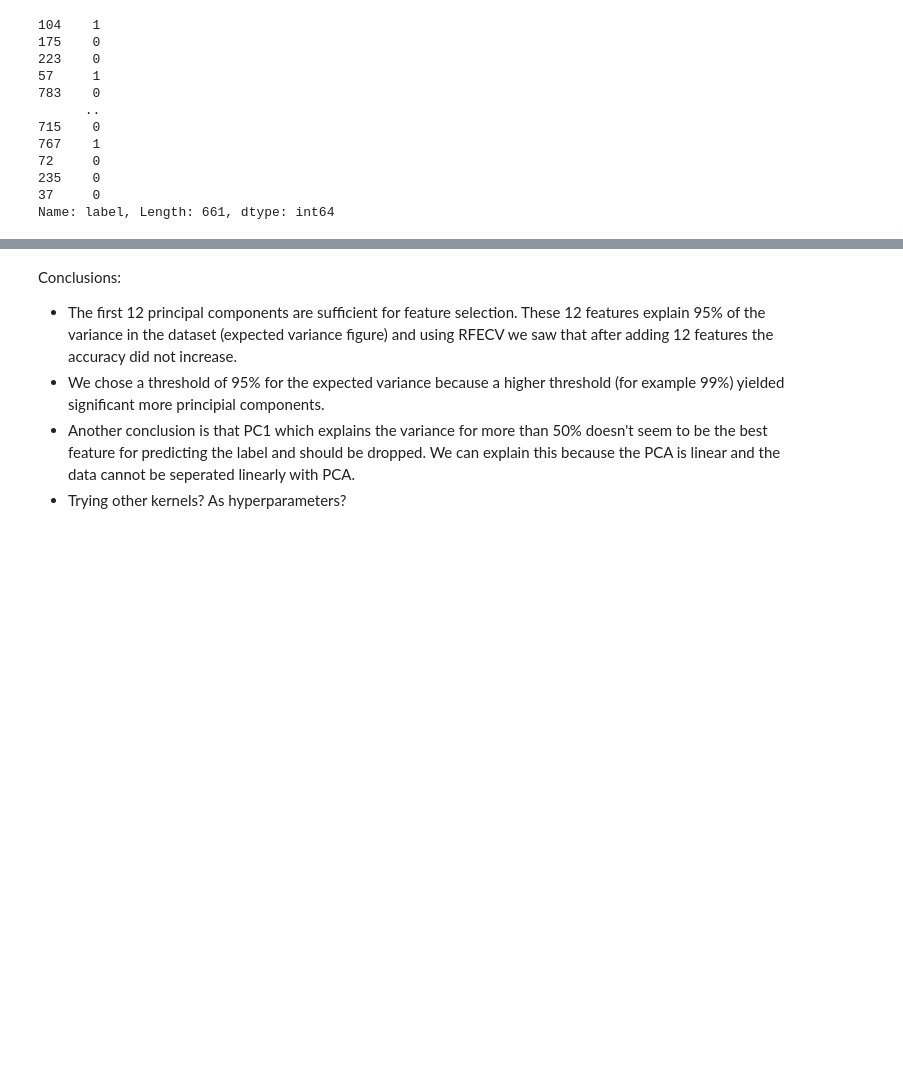
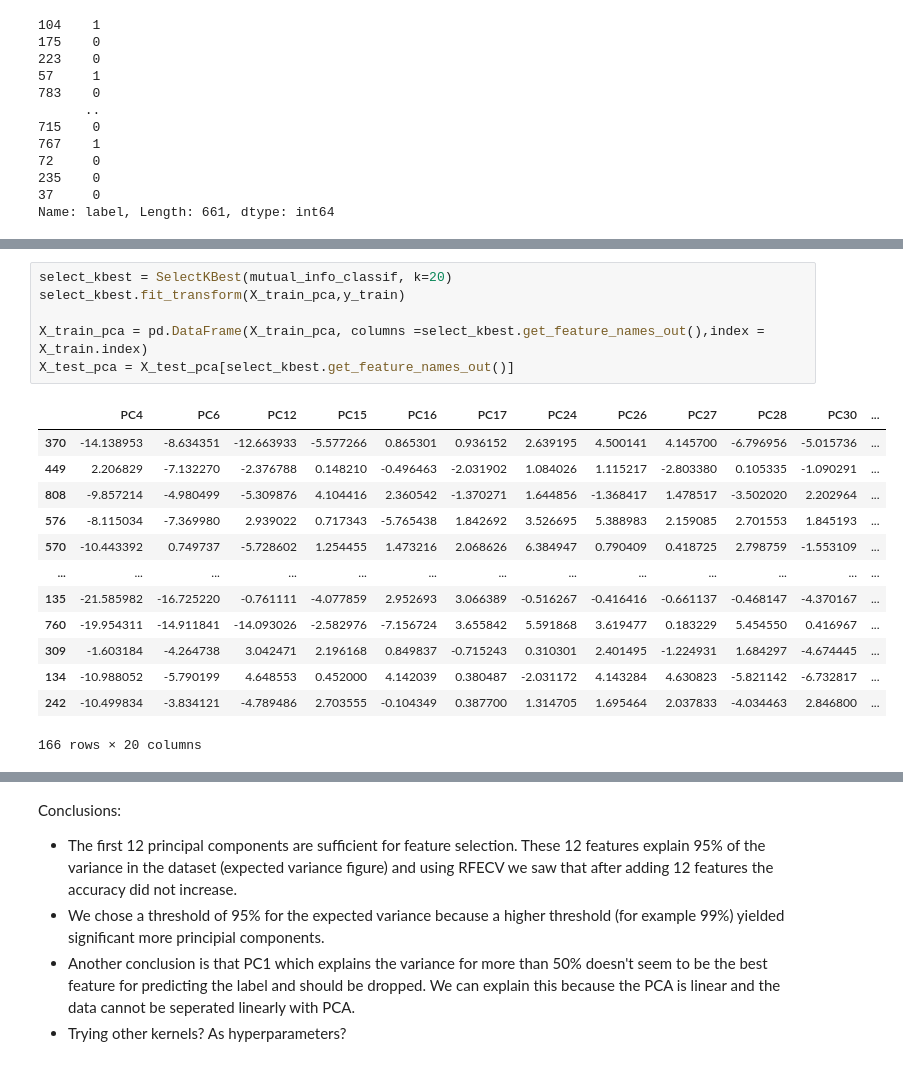
Before and after one commit to bramvandeurzen934/Group16_ECG, a Jupyter notebook: assignment_ecg_normalisation.ipynb, the cells around one changed output, grey strips where cells are left out. Saved outputs shown, nothing was run; the diff lists cells and outputs as text; blank space fills up the shorter version.

```diff
--- a/assignment_ecg_normalisation.ipynb
+++ b/assignment_ecg_normalisation.ipynb
@@ -683 +709,21 @@ X_train_scaled.max().max()
+# %%
+select_kbest = SelectKBest(mutual_info_classif, k=20)
+select_kbest.fit_transform(X_train_pca,y_train)
+
+X_train_pca = pd.DataFrame(X_train_pca, columns =select_kbest.get_feature_names_out(),index = X_train.index)
+X_test_pca = X_test_pca[select_kbest.get_feature_names_out()]
+# %% [output]
+|  | PC4 | PC6 | PC12 | PC15 | PC16 | PC17 | PC24 | PC26 | PC27 | PC28 | PC30 | ... |
+| 370 | -14.138953 | -8.634351 | -12.663933 | -5.577266 | 0.865301 | 0.936152 | 2.639195 | 4.500141 | 4.145700 | -6.796956 | -5.015736 | ... |
+| 449 | 2.206829 | -7.132270 | -2.376788 | 0.148210 | -0.496463 | -2.031902 | 1.084026 | 1.115217 | -2.803380 | 0.105335 | -1.090291 | ... |
+| 808 | -9.857214 | -4.980499 | -5.309876 | 4.104416 | 2.360542 | -1.370271 | 1.644856 | -1.368417 | 1.478517 | -3.502020 | 2.202964 | ... |
+| 576 | -8.115034 | -7.369980 | 2.939022 | 0.717343 | -5.765438 | 1.842692 | 3.526695 | 5.388983 | 2.159085 | 2.701553 | 1.845193 | ... |
+| 570 | -10.443392 | 0.749737 | -5.728602 | 1.254455 | 1.473216 | 2.068626 | 6.384947 | 0.790409 | 0.418725 | 2.798759 | -1.553109 | ... |
+| ... | ... | ... | ... | ... | ... | ... | ... | ... | ... | ... | ... | ... |
+| 135 | -21.585982 | -16.725220 | -0.761111 | -4.077859 | 2.952693 | 3.066389 | -0.516267 | -0.416416 | -0.661137 | -0.468147 | -4.370167 | ... |
+| 760 | -19.954311 | -14.911841 | -14.093026 | -2.582976 | -7.156724 | 3.655842 | 5.591868 | 3.619477 | 0.183229 | 5.454550 | 0.416967 | ... |
+| 309 | -1.603184 | -4.264738 | 3.042471 | 2.196168 | 0.849837 | -0.715243 | 0.310301 | 2.401495 | -1.224931 | 1.684297 | -4.674445 | ... |
+| 134 | -10.988052 | -5.790199 | 4.648553 | 0.452000 | 4.142039 | 0.380487 | -2.031172 | 4.143284 | 4.630823 | -5.821142 | -6.732817 | ... |
+| 242 | -10.499834 | -3.834121 | -4.789486 | 2.703555 | -0.104349 | 0.387700 | 1.314705 | 1.695464 | 2.037833 | -4.034463 | 2.846800 | ... |
+166 rows × 20 columns
 # %%
```
Also changed, not shown: parts of 22 cells of this notebook.
